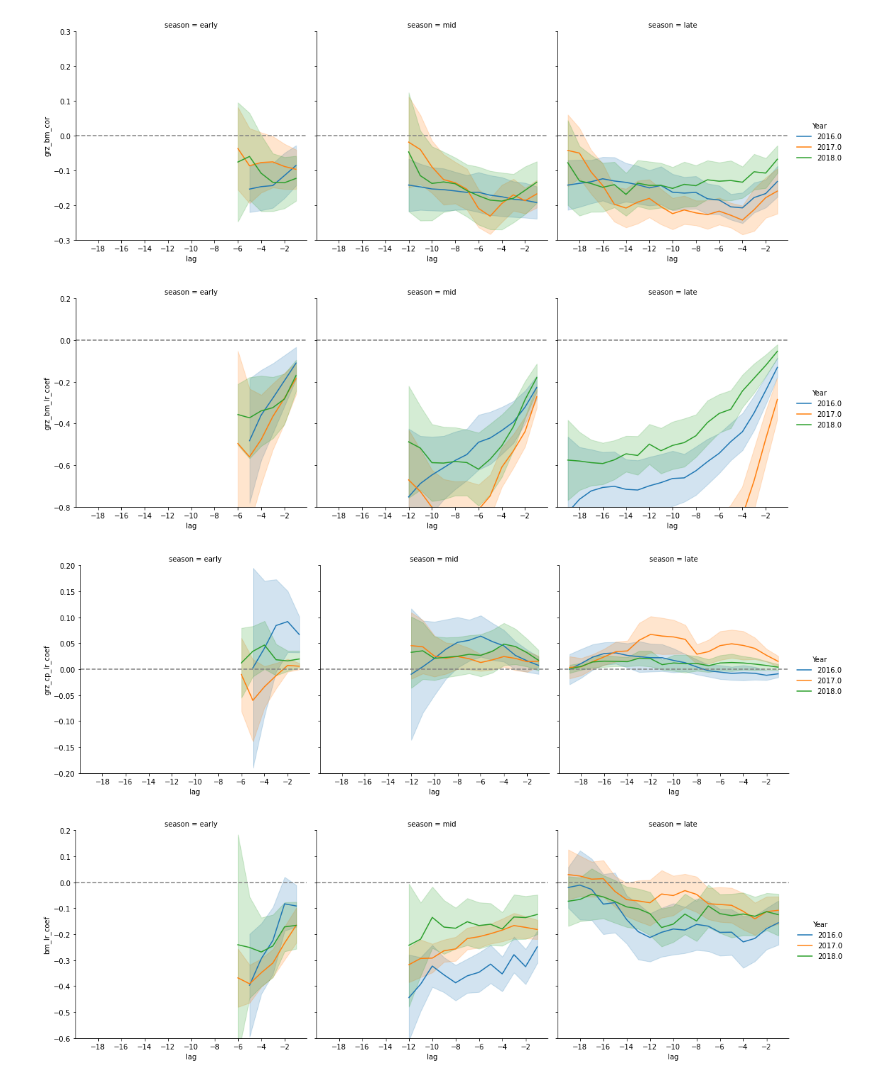
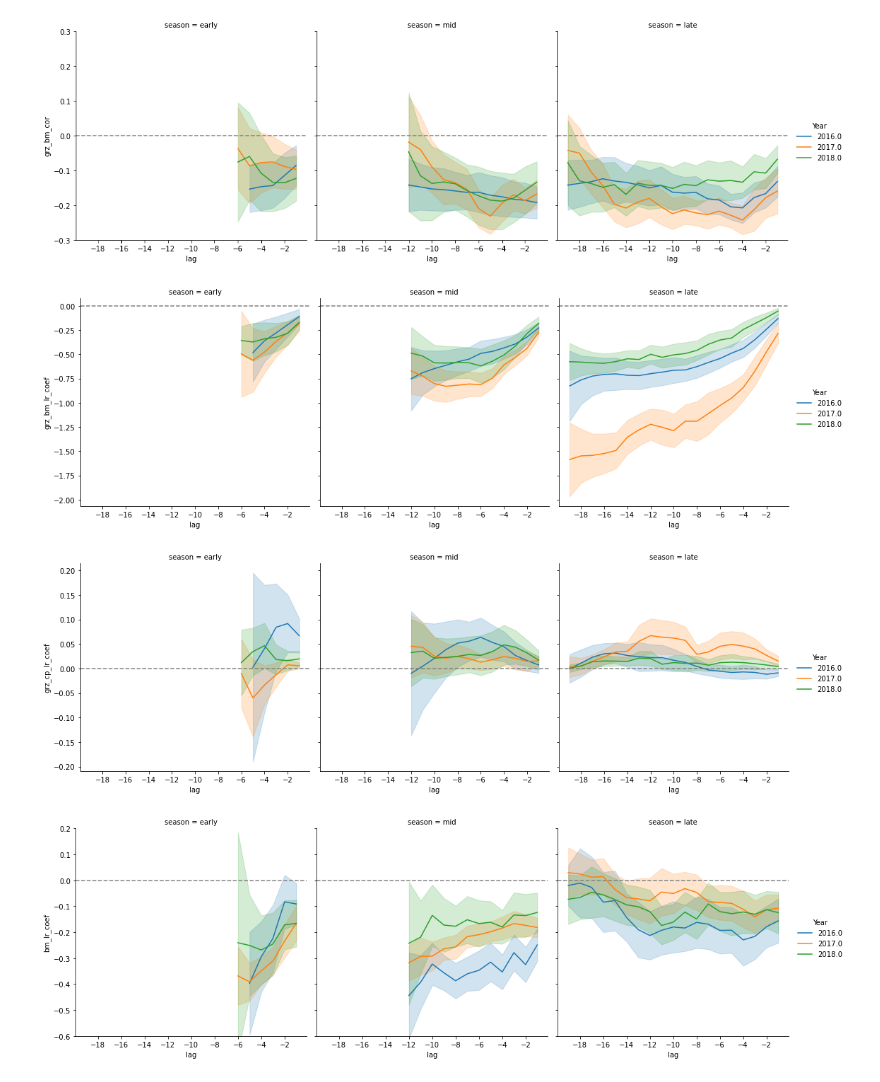
Before and after one commit to kearney-sp/lotek_processing, a Jupyter notebook: temp_autocorr_bm_grz.ipynb, the cells around one changed output. Cells and saved outputs as stored; diff of their text form; code cells hidden in the pictures.

```diff
--- a/temp_autocorr_bm_grz.ipynb
+++ b/temp_autocorr_bm_grz.ipynb
@@ -434,3 +416,8 @@ for ax in g.axes.flatten():
     ax.xaxis.set_major_locator(MaxNLocator(steps=[1, 2], integer=True))
 # %% [output]
 [figure]
+# %%
+g = sns.relplot(x='lag', y='cp_grz_cor', kind='line', hue='Year', col='season', data=df_corr, errorbar=('se', 2), palette='tab10')
+for ax in g.axes.flatten():
+    ax.axhline(y=0, linestyle='dashed', color='grey')
+    ax.xaxis.set_major_locator(MaxNLocator(steps=[1, 2], integer=True))
@@ -445,19 +434,19 @@ for ax in g.axes.flatten():
 # %%
 g = sns.relplot(x='lag', y='grz_bm_lr_coef', kind='line', hue='Year', col='season', data=df_corr, errorbar=('se', 2), palette='tab10')
 for ax in g.axes.flatten():
     ax.axhline(y=0, linestyle='dashed', color='grey')
     ax.xaxis.set_major_locator(MaxNLocator(steps=[1, 2], integer=True))
-    ax.set_ylim(-0.8, 0.2)
+    #ax.set_ylim(-0.8, 0.2)
 # %% [output]
-[figure, old version]
+[figure, new version]
 # %%
 g = sns.relplot(x='lag', y='grz_cp_lr_coef', kind='line', hue='Year', col='season', data=df_corr, errorbar=('se', 2), palette='tab10')
 for ax in g.axes.flatten():
     ax.axhline(y=0, linestyle='dashed', color='grey')
     ax.xaxis.set_major_locator(MaxNLocator(steps=[1, 2], integer=True))
-    ax.set_ylim(-0.2, 0.2)
+    #ax.set_ylim(-0.2, 0.2)
 # %% [output]
-[figure, old version]
+[figure, new version]
 # %%
 g = sns.relplot(x='lag', y='bm_lr_coef', kind='line', hue='Year', col='season', data=df_corr, errorbar=('se', 2), palette='tab10')
 for ax in g.axes.flatten():
```
Also changed, not shown: parts of 2 cells of this notebook, 5 other files.
